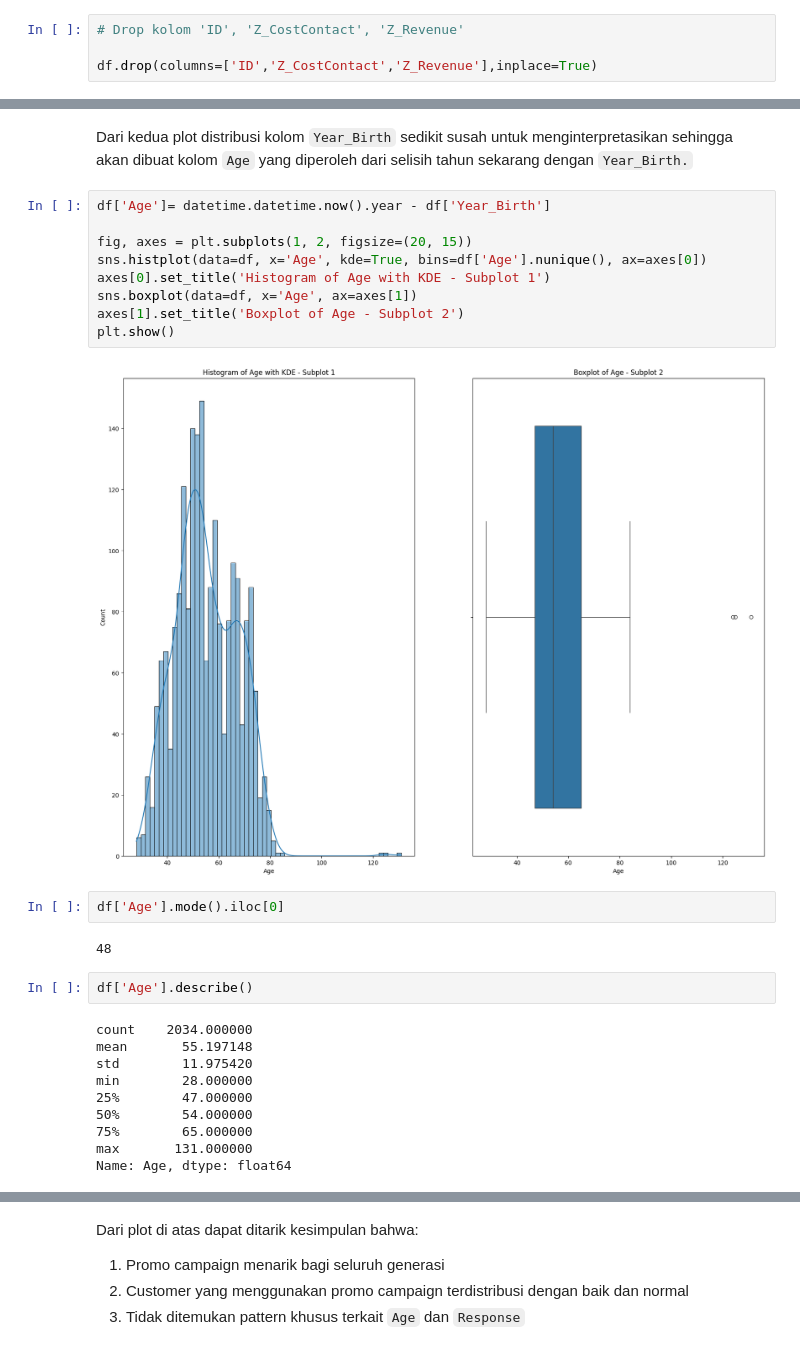
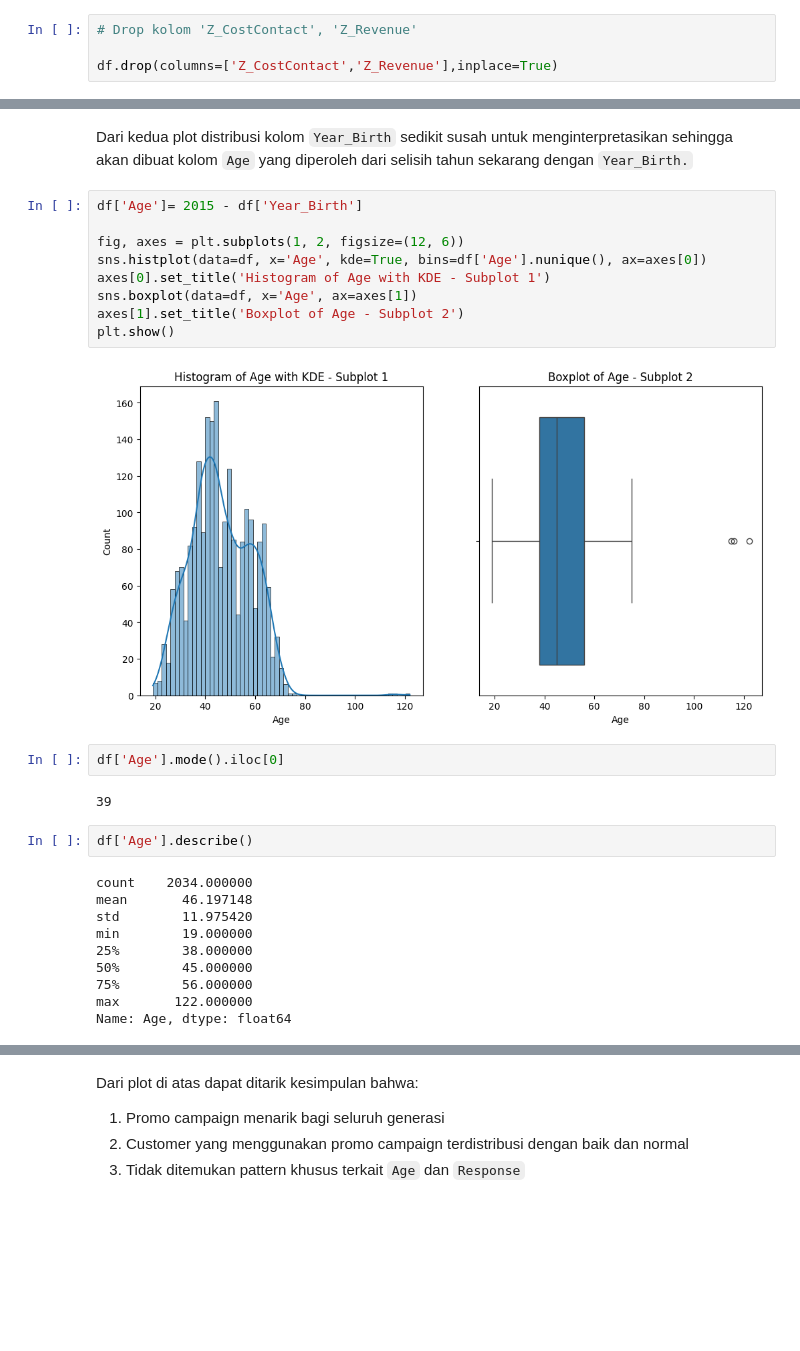
Before and after one commit to FTDS-assignment-bay/p2-final-project-ftds-002-sby-group-001, a Jupyter notebook: EDA.ipynb, the cells around one changed output, grey strips where cells are left out. Drawn from its saved outputs; the diff is of its cells as text; blank space fills up the shorter version.

```diff
--- a/EDA.ipynb
+++ b/EDA.ipynb
@@ -178,7 +178,7 @@ Nilai unik Z_CostContact 1
 Nilai unik Z_Revenue 1
 Nilai unik Response 2
 # %%
-# Drop kolom 'ID', 'Z_CostContact', 'Z_Revenue'
+# Drop kolom 'Z_CostContact', 'Z_Revenue'
 
-df.drop(columns=['ID','Z_CostContact','Z_Revenue'],inplace=True)
+df.drop(columns=['Z_CostContact','Z_Revenue'],inplace=True)
 # %% [markdown]
@@ -312,31 +311,31 @@ plt.show()
 # %% [markdown]
 Dari kedua plot distribusi kolom `Year_Birth` sedikit susah untuk menginterpretasikan sehingga akan dibuat kolom `Age` yang diperoleh dari selisih tahun sekarang dengan `Year_Birth.`
 # %%
-df['Age']= datetime.datetime.now().year - df['Year_Birth']
+df['Age']= 2015 - df['Year_Birth']
 
-fig, axes = plt.subplots(1, 2, figsize=(20, 15))
+fig, axes = plt.subplots(1, 2, figsize=(12, 6))
 sns.histplot(data=df, x='Age', kde=True, bins=df['Age'].nunique(), ax=axes[0])
 axes[0].set_title('Histogram of Age with KDE - Subplot 1')
 sns.boxplot(data=df, x='Age', ax=axes[1])
 axes[1].set_title('Boxplot of Age - Subplot 2')
 plt.show()
 # %% [output]
-[figure, old version]
+[figure, new version]
 # %%
 df['Age'].mode().iloc[0]
 # %% [output]
-48
+39
 # %%
 df['Age'].describe()
 # %% [output]
 count    2034.000000
-mean       55.197148
+mean       46.197148
 std        11.975420
-min        28.000000
-25%        47.000000
-50%        54.000000
-75%        65.000000
-max       131.000000
+min        19.000000
+25%        38.000000
+50%        45.000000
+75%        56.000000
+max       122.000000
 Name: Age, dtype: float64
 # %% [markdown]
 Di atas terdapat histogram plot dan boxplot yang merupakan plot dari distribusi kolom `Age`. Dari kedua plot tersebut dapat ditarik kesimpulan sebagai berikut:
```
Also changed, not shown: parts of 34 cells of this notebook.
